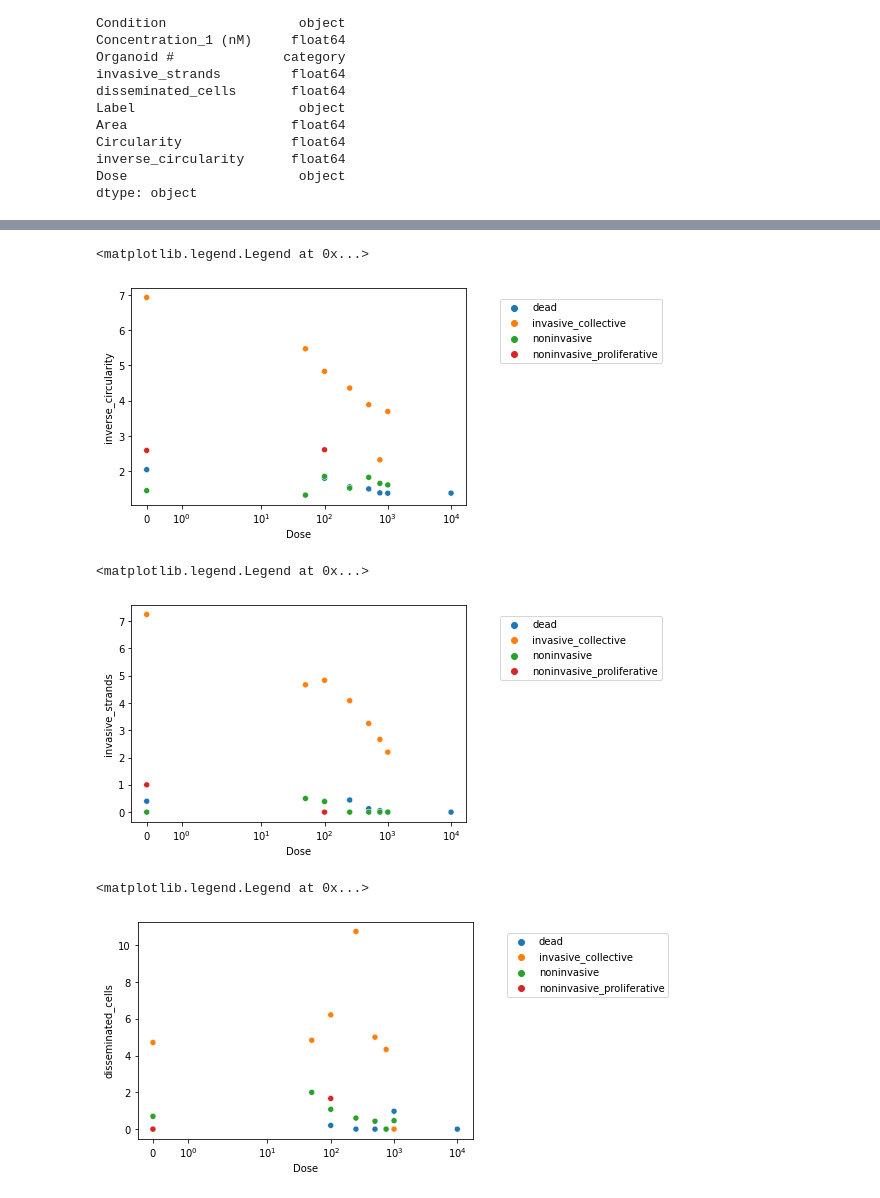
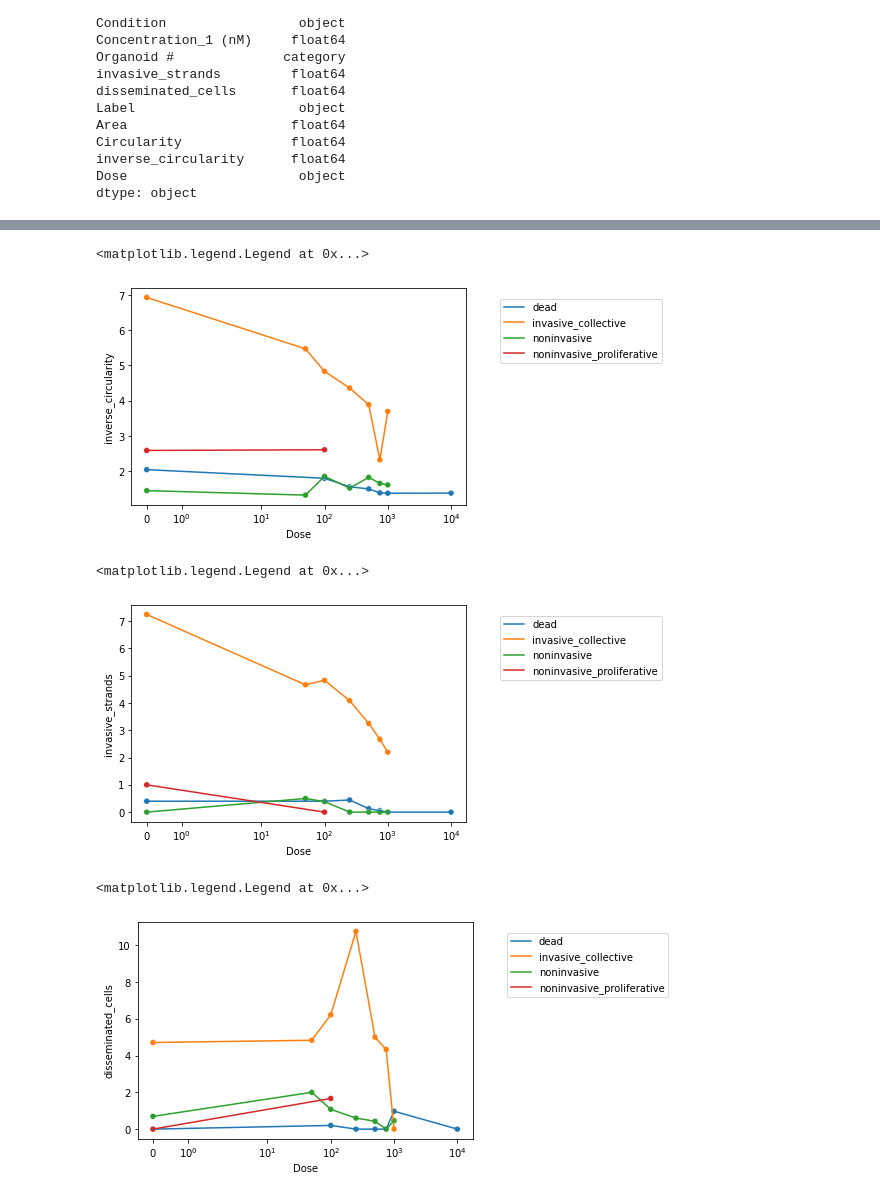
Before and after one commit to ryanhuizar/Invasion-Analysis, a Jupyter notebook: 20201006PyMT_WT_GDC0941_doseAnalysis.ipynb, the cells around one changed output, grey strips where cells are left out. Cells and saved outputs as stored; diff of their text form; code cells hidden in the pictures.

```diff
--- a/20201006PyMT_WT_GDC0941_doseAnalysis.ipynb
+++ b/20201006PyMT_WT_GDC0941_doseAnalysis.ipynb
@@ -320,6 +309,9 @@ pi3k_dose_rep
 # %%
 #Plot percentage label by dose
-pct_label = sns.scatterplot(x = 'Dose', y = 'pct', data = pi3k_dose_rep, hue = 'Label')
+pi3k_dose_rep = pd.read_csv('pi3k_dose_rep.csv')
+#pi3k_dose_rep.head()
+pct_label = sns.scatterplot(x = 'Dose', y = 'pct', data = pi3k_dose_rep, hue = 'Label', legend=False)
+sns.lineplot(x = 'Dose', y = 'pct', data = pi3k_dose_rep, hue = 'Label')
 pct_label.set(xscale='symlog')
 pct_label.legend(loc='right', bbox_to_anchor=(1.6, 0.8), ncol=1)
 # %% [output]
@@ -336,21 +329,24 @@ area_label.legend(loc='right', bbox_to_anchor=(1.6, 0.8), ncol=1)
 # %%
-invasiveness_label = sns.scatterplot(x = 'Dose', y = 'inverse_circularity', data = pi3k_dose_rep, hue = 'Label')
+invasiveness_label = sns.scatterplot(x = 'Dose', y = 'inverse_circularity', data = pi3k_dose_rep, hue = 'Label', legend=False)
+sns.lineplot(x = 'Dose', y = 'inverse_circularity', data = pi3k_dose_rep, hue = 'Label')
 invasiveness_label.set(xscale='symlog')
 invasiveness_label.legend(loc='right', bbox_to_anchor=(1.6, 0.8), ncol=1)
 # %% [output]
 <matplotlib.legend.Legend at 0x...>
-[figure, old version]
+[figure, new version]
 # %%
-IS_label = sns.scatterplot(x = 'Dose', y = 'invasive_strands', data = pi3k_dose_rep, hue = 'Label')
+IS_label = sns.scatterplot(x = 'Dose', y = 'invasive_strands', data = pi3k_dose_rep, hue = 'Label', legend=False)
+sns.lineplot(x = 'Dose', y = 'invasive_strands', data = pi3k_dose_rep, hue = 'Label')
 IS_label.set(xscale='symlog')
 IS_label.legend(loc='right', bbox_to_anchor=(1.6, 0.8), ncol=1)
 # %% [output]
 <matplotlib.legend.Legend at 0x...>
-[figure, old version]
+[figure, new version]
 # %%
-DC_label = sns.scatterplot(x = 'Dose', y = 'disseminated_cells', data = pi3k_dose_rep, hue = 'Label')
+DC_label = sns.scatterplot(x = 'Dose', y = 'disseminated_cells', data = pi3k_dose_rep, hue = 'Label', legend=False)
+sns.lineplot(x = 'Dose', y = 'disseminated_cells', data = pi3k_dose_rep, hue = 'Label')
 DC_label.set(xscale='symlog')
 DC_label.legend(loc='right', bbox_to_anchor=(1.6, 0.8), ncol=1)
 # %% [output]
 <matplotlib.legend.Legend at 0x...>
-[figure, old version]
+[figure, new version]
```
Also changed, not shown: parts of 10 cells of this notebook.
